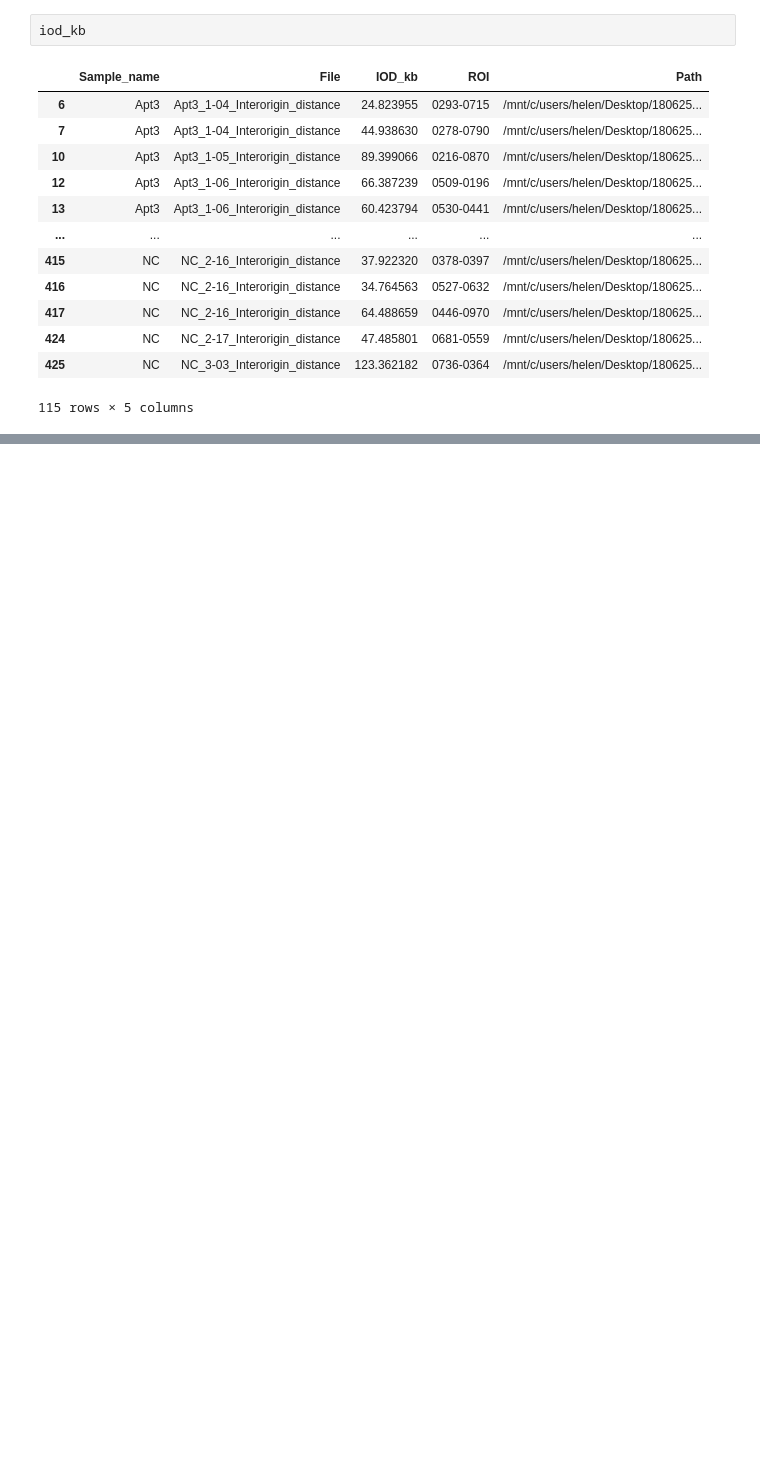
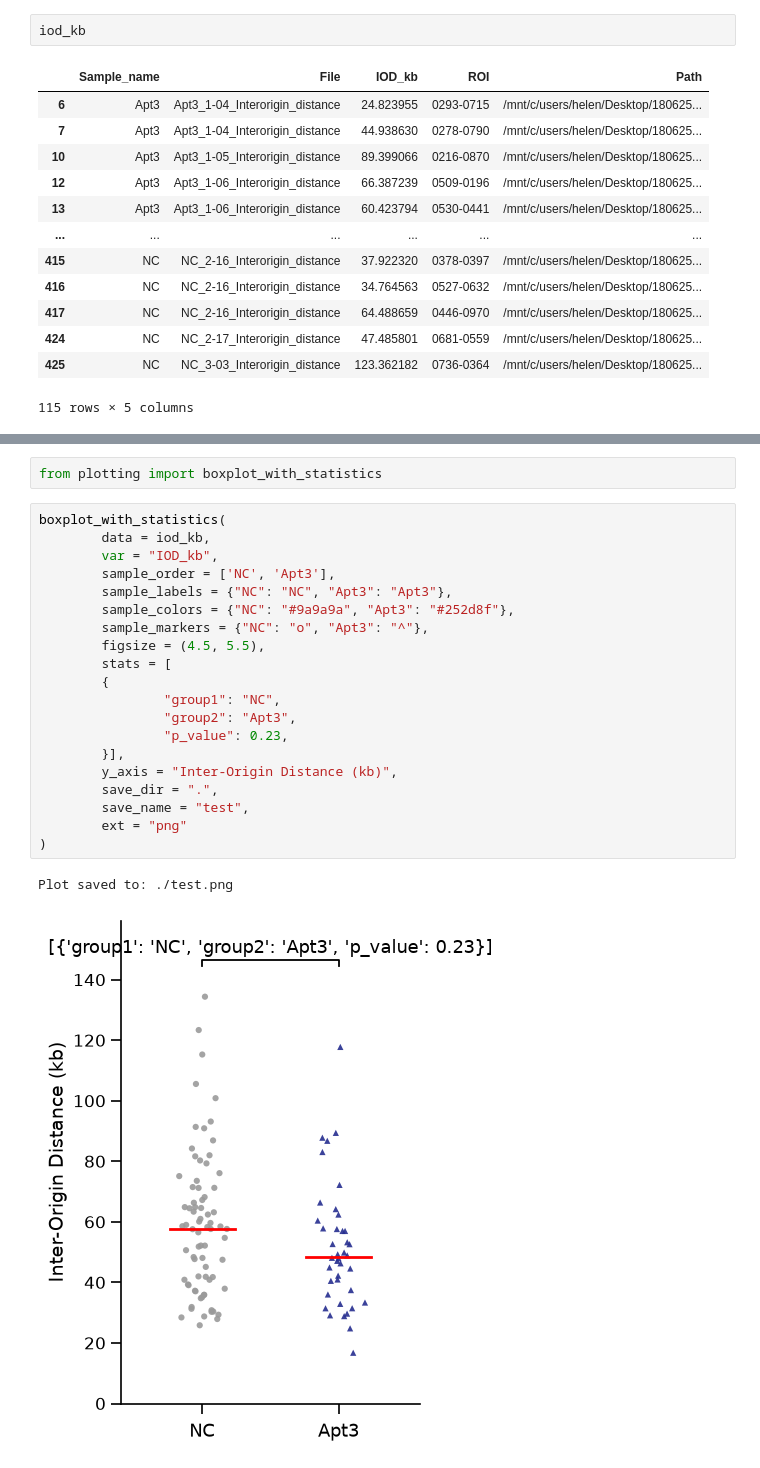
Before and after one commit to Lopatushka/DNA_fibers, a Jupyter notebook: notebook_stats.ipynb, the cells around one changed output, grey strips where cells are left out. Saved outputs shown, nothing was run; the diff lists cells and outputs as text; blank space fills up the shorter version.

Commit message:
plotting in progress

```diff
--- a/notebook_stats.ipynb
+++ b/notebook_stats.ipynb
@@ -452,0 +239,25 @@ plt.show()
+# %%
+from plotting import boxplot_with_statistics
+# %%
+boxplot_with_statistics(
+        data = iod_kb,
+        var = "IOD_kb",
+        sample_order = ['NC', 'Apt3'],
+        sample_labels = {"NC": "NC", "Apt3": "Apt3"},
+        sample_colors = {"NC": "#9a9a9a", "Apt3": "#252d8f"},
+        sample_markers = {"NC": "o", "Apt3": "^"},
+        figsize = (4.5, 5.5),
+        stats = [
+        {
+                "group1": "NC",
+                "group2": "Apt3",
+                "p_value": 0.23,
+        }],
+        y_axis = "Inter-Origin Distance (kb)",
+        save_dir = ".",
+        save_name = "test",
+        ext = "png"
+)
+# %% [output]
+Plot saved to: ./test.png
+[figure, added]
```
Also changed, not shown: parts of 4 cells of this notebook, 2 other files.
